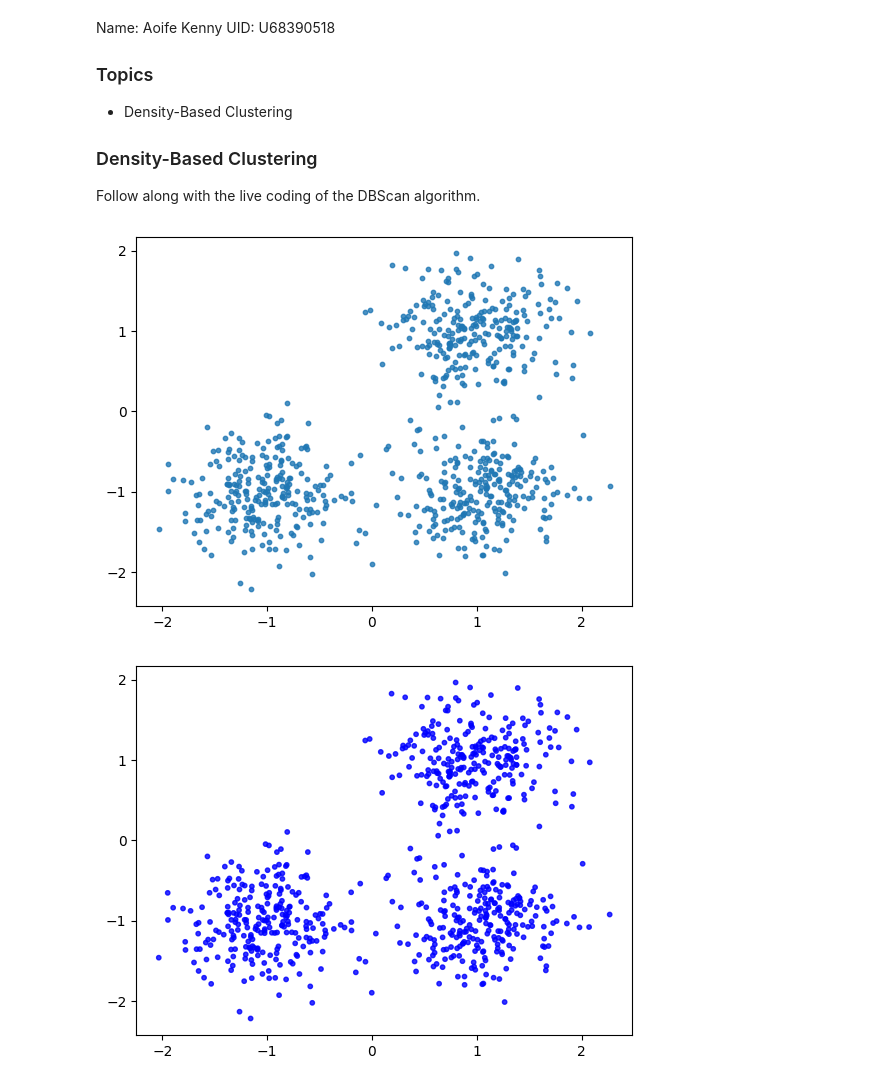
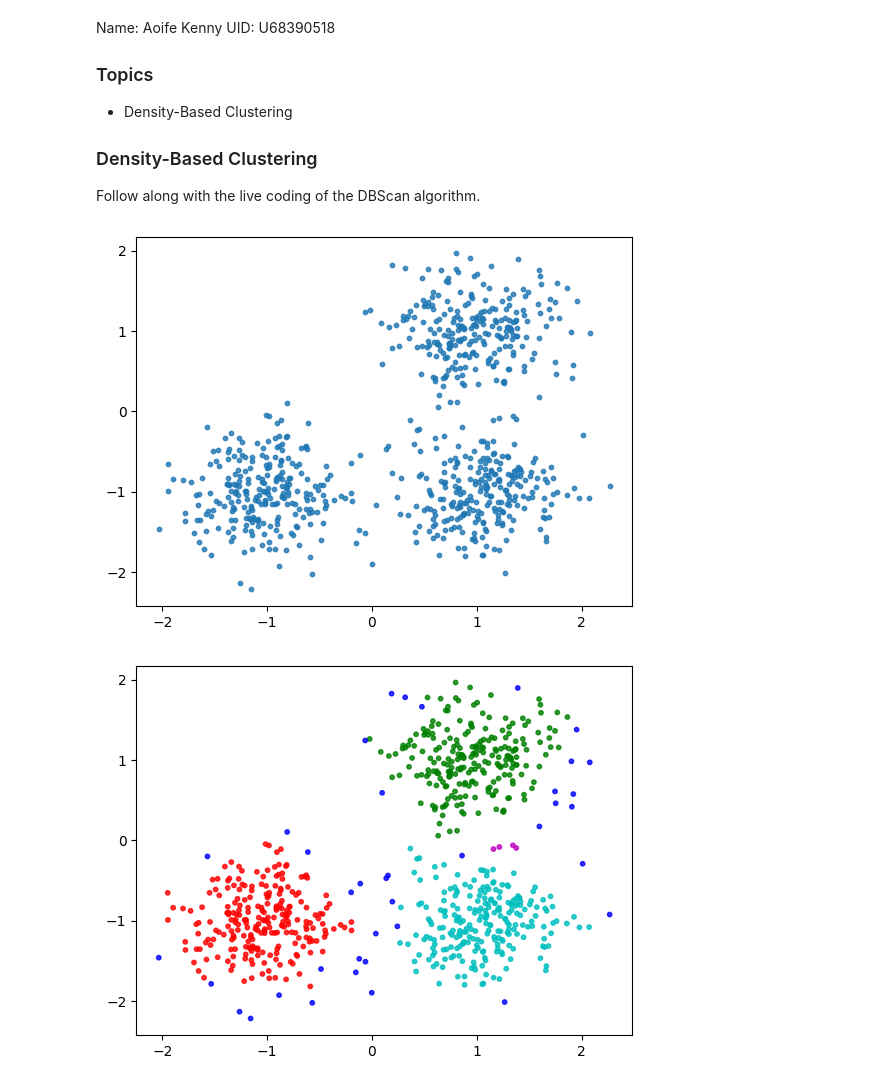
Before and after one commit to gallettilance/Data-Science-Fundamentals, a Jupyter notebook: lecture_07/worksheet_07.ipynb, the cells around one changed output. Drawn from its saved outputs; the diff is of its cells as text; code cells hidden in the pictures.

```diff
--- a/lecture_07/worksheet_07.ipynb
+++ b/lecture_07/worksheet_07.ipynb
@@ -44,39 +44,45 @@ class DBC():
 
 
     def is_core(self, i):
-        return len(self.get_neighborhood(i)) >= self.min_pts
+        return (len(self.get_neighborhood(i)) >= self.min_pts)
 
     def assign(self, i, cluster_num):
         self.assignments[i] = cluster_num
         neighbor_queue = self.get_neighborhood(i)
 
         while neighbor_queue:
             next_candidate = neighbor_queue.pop()
             if self.assignments[next_candidate] != 0:
+                #already been assigned, dont want to duplicate
                 continue
+            self.assignments[next_candidate] = cluster_num
             if self.is_core(next_candidate):
                 next_neighborhood = self.get_neighborhood(next_candidate)
-                neighbor_queue.append(i for i in next_neighborhood if self.assignments[i] == 0)
+                neighbor_queue.extend(i for i in next_neighborhood if self.assignments[i] == 0)
         return
 
     def dbscan(self):
         """
         returns a list of assignments. The index of the
         assignment should match the index of the data point
         in the dataset.
         """
         cluster_num = 1
         for i in range(len(self.dataset)):
-            if self.is_core(i) and self.assignments[i] != 0:
+            if self.is_core(i) and self.assignments[i] == 0:
                 self.assign(i, cluster_num)
                 cluster_num += 1
+            #else:
+             #   print(self.is_core(i))
+              #  print(self.assignments[i])
         return self.assignments
 
 clustering = DBC(X, 3, .2).dbscan()
+#print(clustering)
 colors = np.array([x for x in 'bgrcmykbgrcmykbgrcmykbgrcmyk'])
 colors = np.hstack([colors] * 40)
 plt.scatter(X[:, 0], X[:, 1], color=colors[clustering].tolist(), s=10, alpha=0.8)
 plt.show()
 # %% [output]
 [figure]
-[figure, old version]
+[figure, new version]
```
